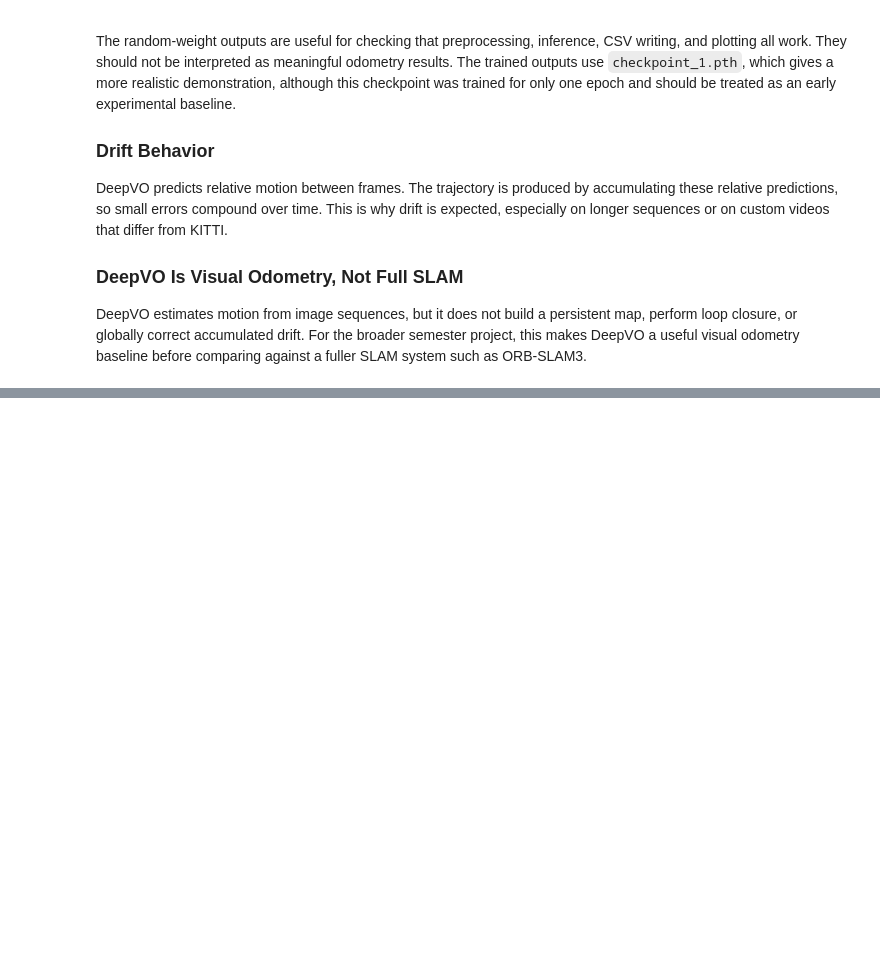
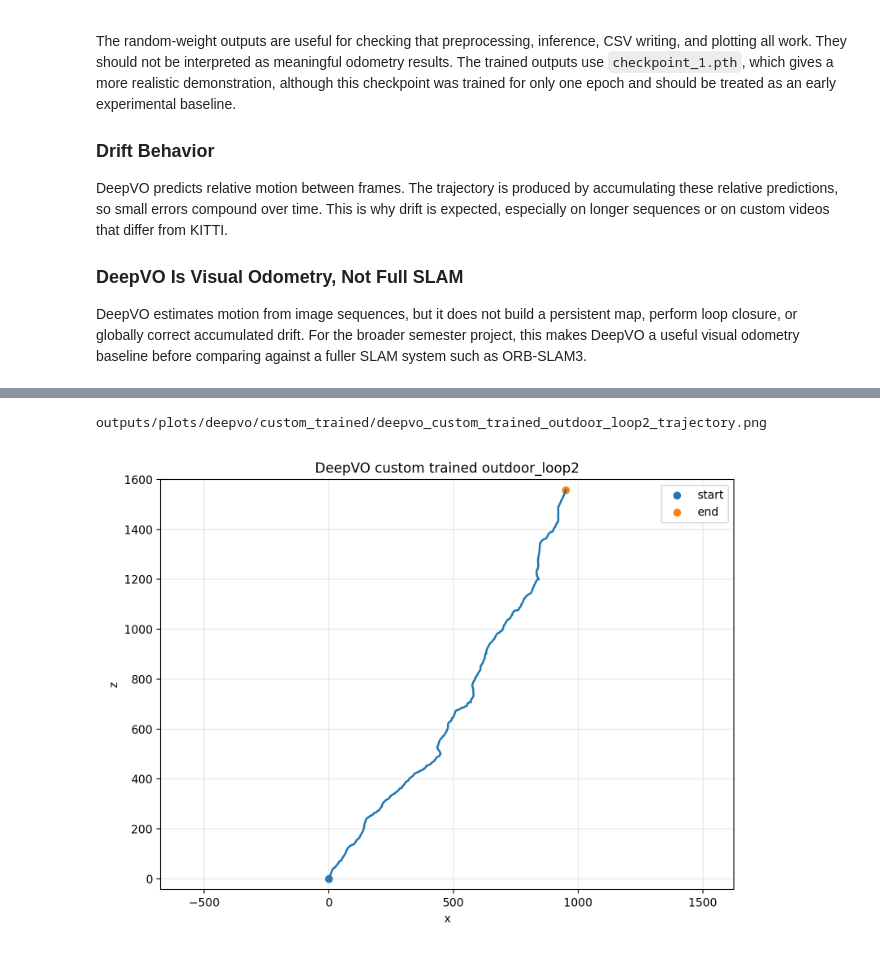
Before and after one commit to Magma4/monocular-slam-project, a Jupyter notebook: monocular_slam_project/notebooks/deepvo_project_demo.ipynb, the cells around one changed output, grey strips where cells are left out. Saved outputs shown, nothing was run; the diff lists cells and outputs as text; code cells hidden in the pictures; blank space fills up the shorter version.

```diff
--- a/monocular_slam_project/notebooks/deepvo_project_demo.ipynb
+++ b/monocular_slam_project/notebooks/deepvo_project_demo.ipynb
@@ -279,0 +281,16 @@ The DeepVO pseudo-real-time demo is replay-based: it shows extracted frames and
+# %%
+from IPython.display import Image, display
+
+plot_paths = [
+    PROJECT_ROOT / "outputs/plots/deepvo/custom_trained/deepvo_custom_trained_outdoor_loop2_trajectory.png",
+]
+
+for plot_path in plot_paths:
+    print(plot_path.relative_to(PROJECT_ROOT))
+    if plot_path.exists():
+        display(Image(filename=str(plot_path), width=650))
+    else:
+        print("  Missing plot")
+# %% [output]
+outputs/plots/deepvo/custom_trained/deepvo_custom_trained_outdoor_loop2_trajectory.png
+[figure, added]
```
Also changed, not shown: parts of 6 cells of this notebook, 9 other files.
